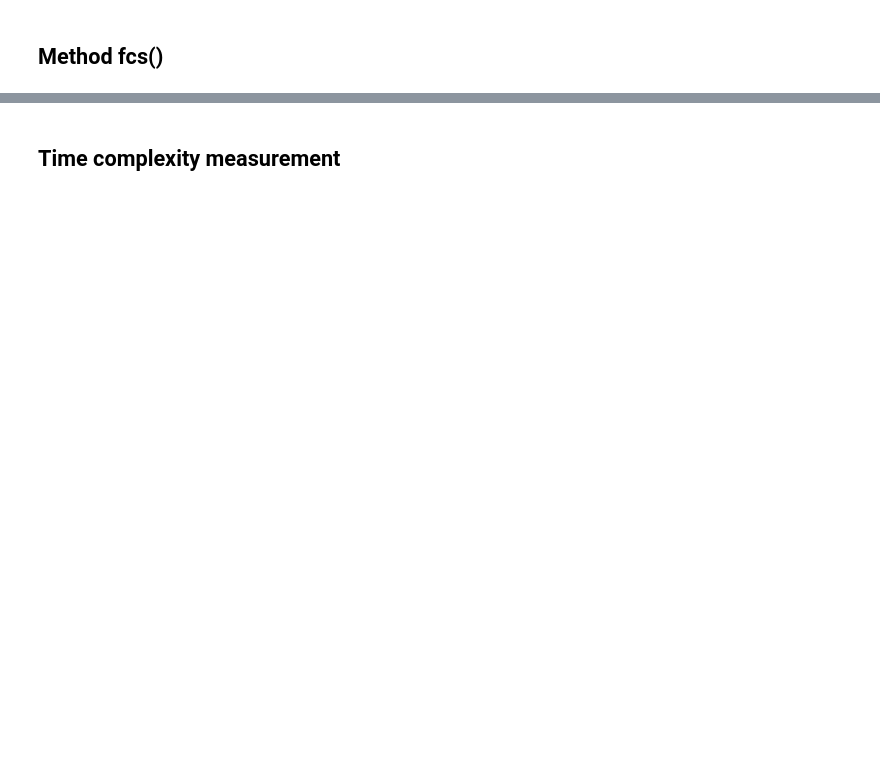
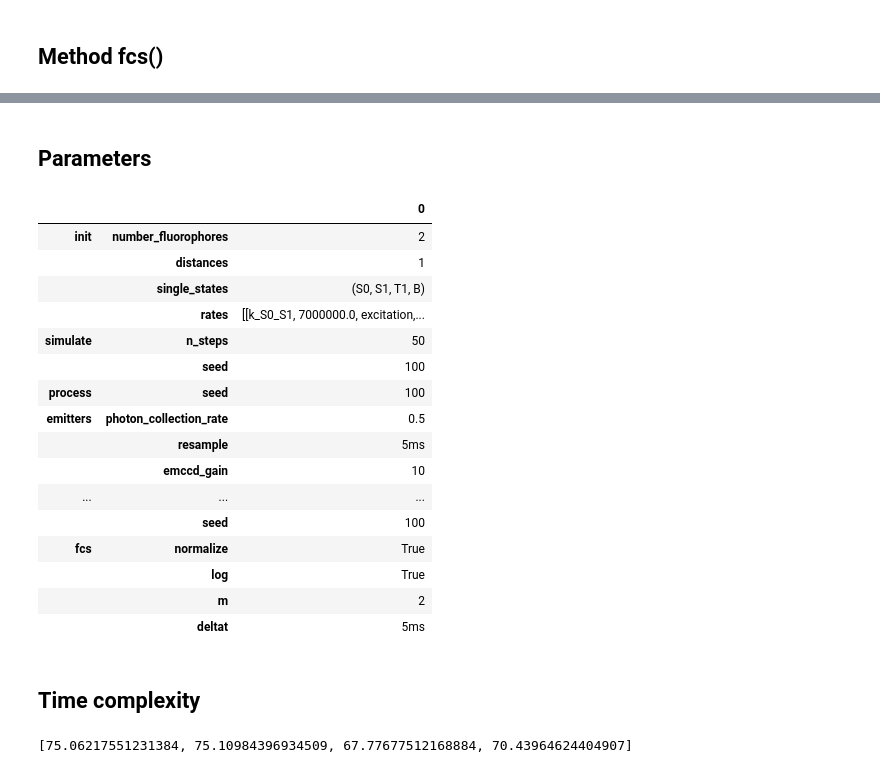
Before and after one commit to super-resolution/Fluopy, a Jupyter notebook: notebooks/tutorials/tutorial_fluorophoresystem.ipynb, the cells around one changed output, grey strips where cells are left out. Cells and saved outputs as stored; diff of their text form; code cells hidden in the pictures; blank space fills up the shorter version.

```diff
--- a/notebooks/tutorials/tutorial_fluorophoresystem.ipynb
+++ b/notebooks/tutorials/tutorial_fluorophoresystem.ipynb
@@ -277,2 +287,28 @@ Logarithmic autocorrelation not possible. Event_time_series too short.
+# %% [markdown]
+## Parameters
+# %%
+system.parameter_collection
+# %% [output]
+|  |  | 0 |
+| init | number_fluorophores | 2 |
+|  | distances | 1 |
+|  | single_states | (S0, S1, T1, B) |
+|  | rates | [[k_S0_S1, 7000000.0, excitation,... |
+| simulate | n_steps | 50 |
+|  | seed | 100 |
+| process | seed | 100 |
+| emitters | photon_collection_rate | 0.5 |
+|  | resample | 5ms |
+|  | emccd_gain | 10 |
+| ... | ... | ... |
+|  | seed | 100 |
+| fcs | normalize | True |
+|  | log | True |
+|  | m | 2 |
+|  | deltat | 5ms |
 # %% [markdown]
-## Time complexity measurement
+## Time complexity
+# %%
+mi.time_complexity(mode='number_fluorophores', number_fluorophores=4, simulation_steps_exp=7, seed=100, rates=rates)
+# %% [output]
+[75.06217551231384, 75.10984396934509, 67.77677512168884, 70.43964624404907]
```
Also changed, not shown: parts of 18 cells of this notebook, 16 other files.
